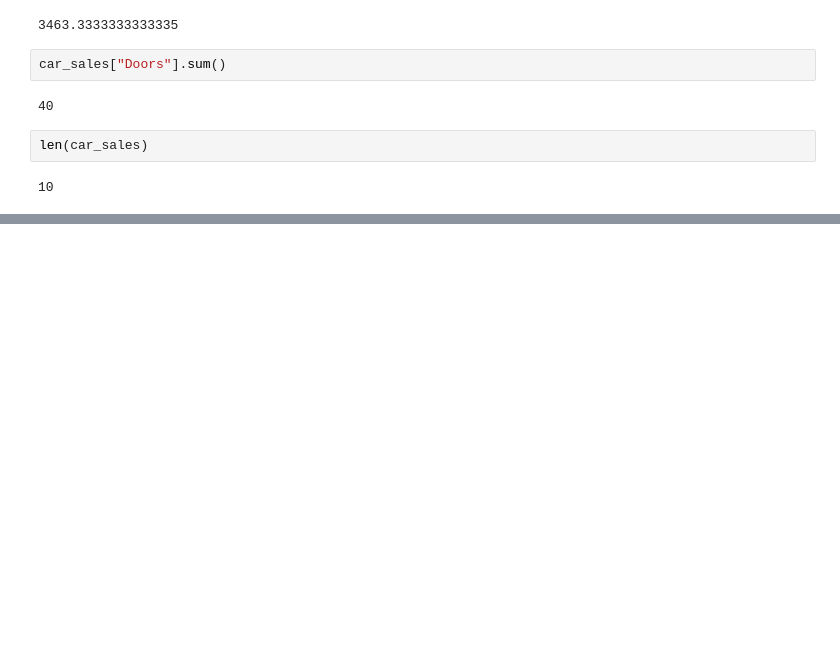
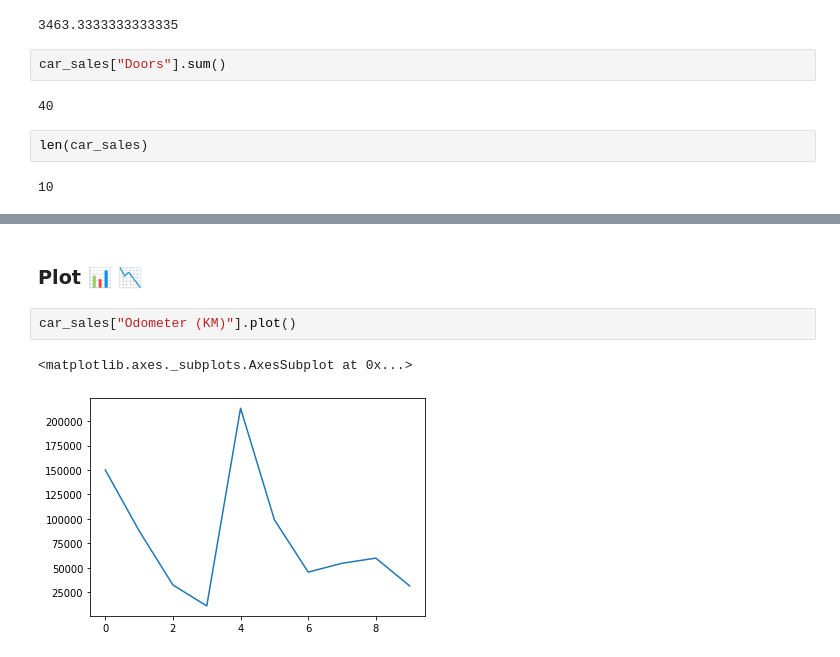
Before and after one commit to vishnuk7/MachineLearning, a Jupyter notebook: pandas/introduction-to-pandas.ipynb, the cells around one changed output, grey strips where cells are left out. Cells and saved outputs as stored; diff of their text form; blank space fills up the shorter version.

```diff
--- a/pandas/introduction-to-pandas.ipynb
+++ b/pandas/introduction-to-pandas.ipynb
@@ -177,0 +364,7 @@ len(car_sales)
+# %% [markdown]
+### Plot 📊 📉
+# %%
+car_sales["Odometer (KM)"].plot()
+# %% [output]
+<matplotlib.axes._subplots.AxesSubplot at 0x...>
+[figure, added]
```
Also changed, not shown: parts of 34 cells of this notebook.
